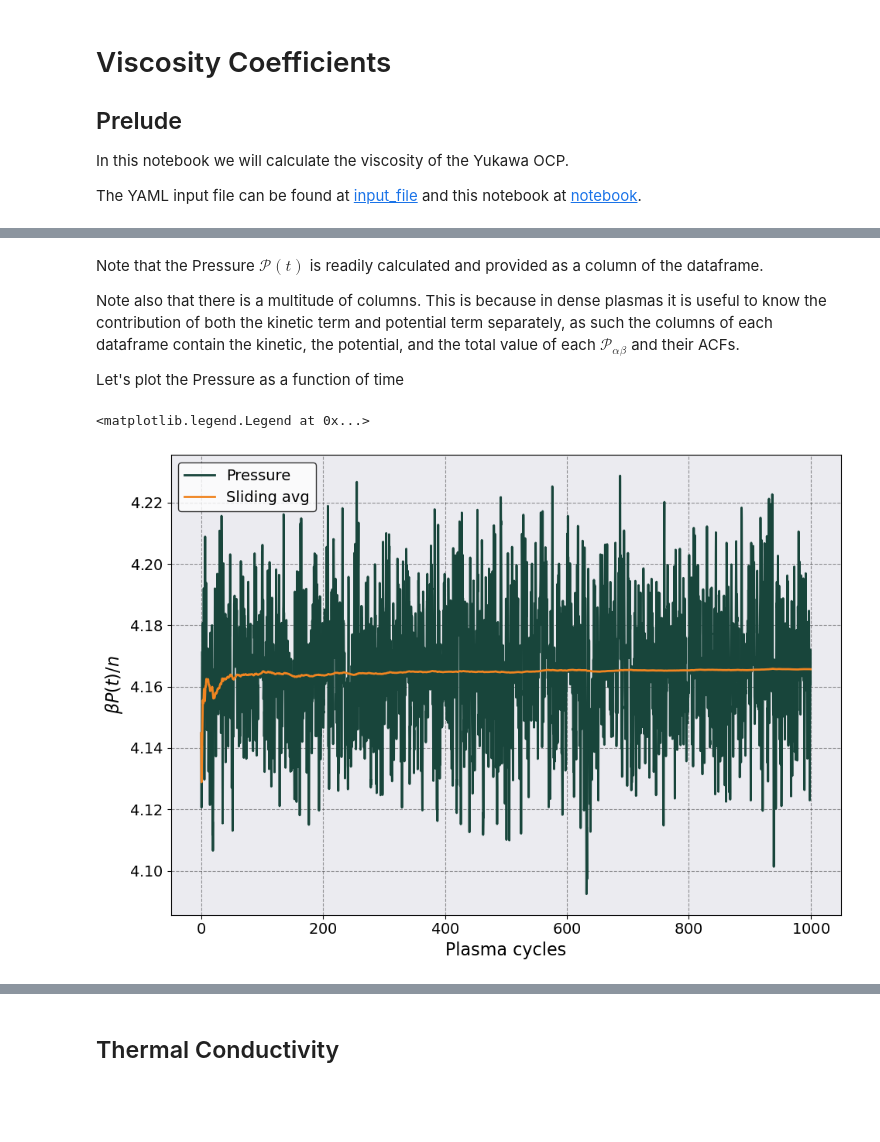
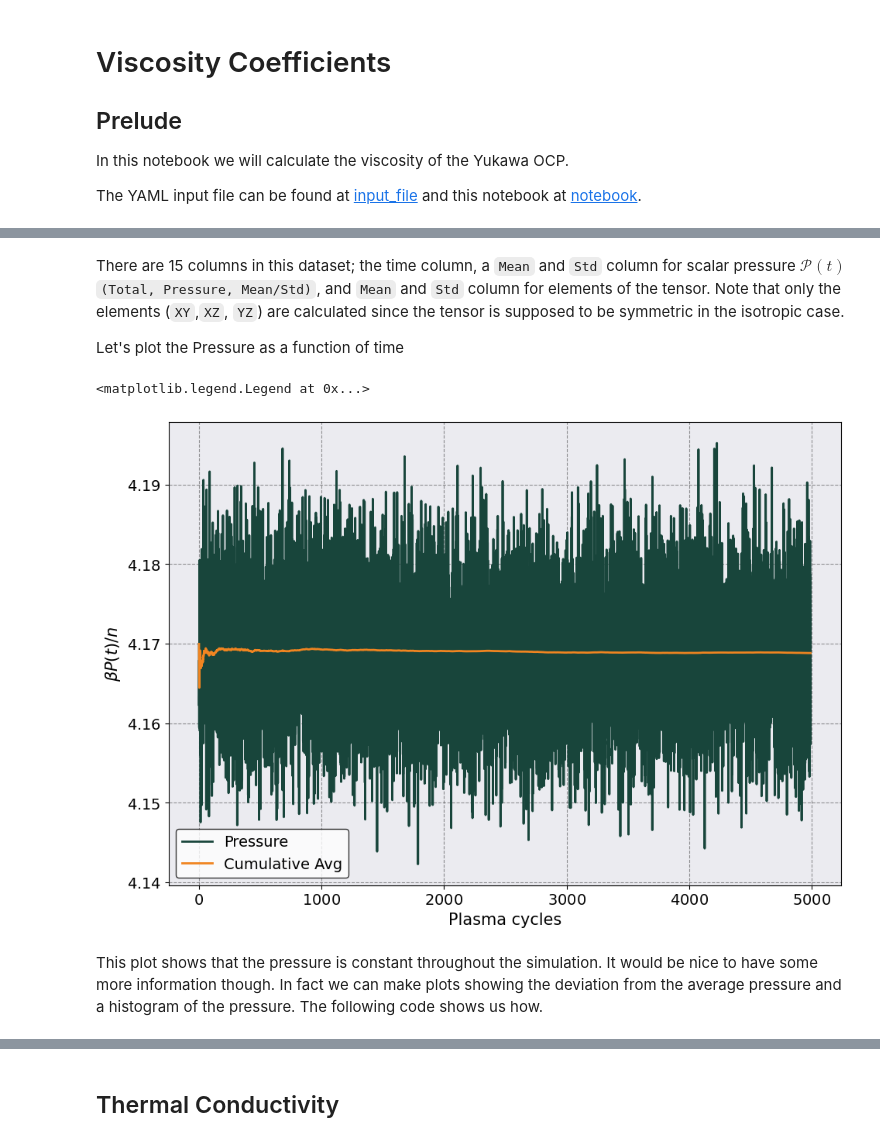
Before and after one commit to lucianogsilvestri/sarkas, a Jupyter notebook: docs/examples/YOCP/YOCP_Transport_NB.ipynb, the cells around one changed output, grey strips where cells are left out. Cells and saved outputs as stored; diff of their text form; code cells hidden in the pictures; blank space fills up the shorter version.

Commit message:
Fixed tensor_cross_product bug. Improved observables calculation.

```diff
--- a/docs/examples/YOCP/YOCP_Transport_NB.ipynb
+++ b/docs/examples/YOCP/YOCP_Transport_NB.ipynb
@@ -193,24 +227,26 @@ Let's look at `pt.dataframe` and at its columns
 # %% [markdown]
-Note that the Pressure $\mathcal P(t)$ is readily calculated and provided as a column of the dataframe.
-
-Note also that there is a multitude of columns. This is because in dense plasmas it is useful to know the contribution of both the kinetic term and potential term separately, as such the columns of each dataframe contain the kinetic, the potential, and the total value of each $\mathcal P_{\alpha\beta}$ and their ACFs.
+There are 15 columns in this dataset; the time column, a `Mean` and `Std` column for scalar pressure $\mathcal P(t)$ `(Total, Pressure, Mean/Std)`, and `Mean` and `Std` column for elements of the tensor. Note that only the elements (`XY`,`XZ`, `YZ`) are calculated since the tensor is supposed to be symmetric in the isotropic case.
 
 Let's plot the Pressure as a function of time
 # %%
 # Let's plot it
-t_wp = 2.0*np.pi/therm.total_plasma_frequency
+t_wp = pt.plasma_period
 
 p_id = pt.total_num_density / therm.beta_slices.mean()
 ax = pt.plot(
     scaling = (t_wp, p_id),
     y = ("Total","Pressure", "Mean"),
     xlabel = "Plasma cycles",
     ylabel = r"$ \beta P(t)/n$"
        )
-ax.plot(pt.dataframe[("Total", "Quantity", 'Time')]/t_wp, pt.dataframe[("Total",'Pressure','Mean')].expanding().mean()/p_id )
-ax.legend(['Pressure', 'Sliding avg'])
+ax.plot(
+    pt.dataframe[("Total", "Quantity", 'Time')]/t_wp,
+    pt.dataframe[("Total",'Pressure','Mean')].expanding().mean()/p_id )
+ax.legend(['Pressure', 'Cumulative Avg'])
 # %% [output]
 <matplotlib.legend.Legend at 0x...>
-[figure, old version]
+[figure, new version]
+# %% [markdown]
+This plot shows that the pressure is constant throughout the simulation. It would be nice to have some more information though. In fact we can make plots showing the deviation from the average pressure and a histogram of the pressure. The following code shows us how.
 # %%
 from sarkas.tools.observables import make_gaussian_plot
```
Also changed, not shown: parts of 55 cells of this notebook, 15 other files.
